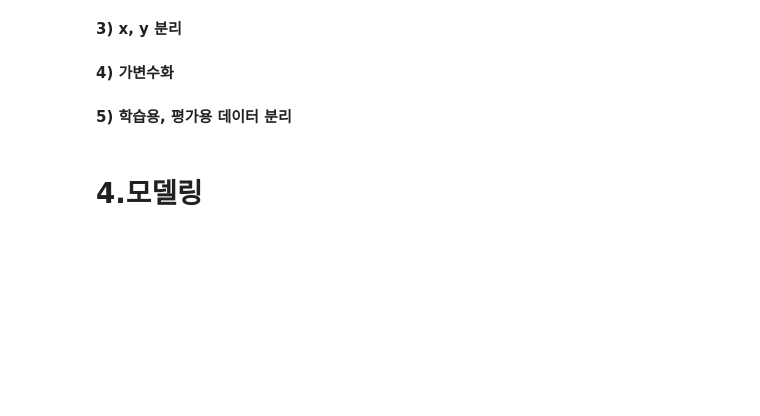
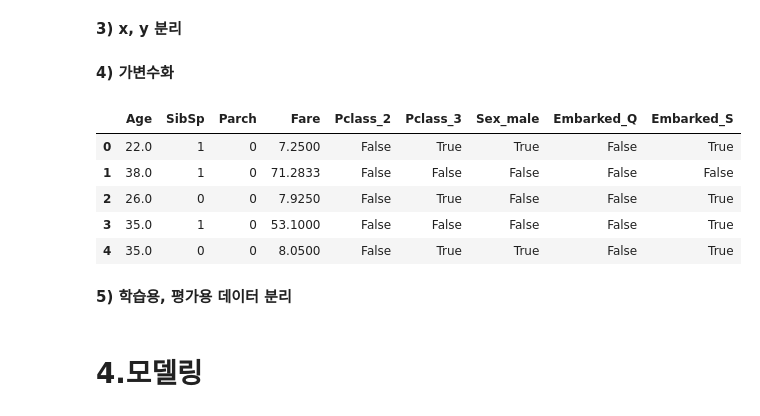
Before and after one commit to jexists/sk_network, a Jupyter notebook: 08.machine_learning/07_결정트리/07_결정트리(decision_tree).ipynb, the cells around one changed output. Drawn from its saved outputs; the diff is of its cells as text; code cells hidden in the pictures; blank space fills up the shorter version.

```diff
--- a/08.machine_learning/07_결정트리/07_결정트리(decision_tree).ipynb
+++ b/08.machine_learning/07_결정트리/07_결정트리(decision_tree).ipynb
@@ -32,3 +86,9 @@ df.corr(numeric_only=True)
 # 3.데이터 전처리
 # %% [markdown]
 **1) 변수 제거**
+# %%
+drop_cols = ['PassengerId', 'Name', 'Ticket' ,'Cabin']
+
+df.drop(drop_cols, axis=1, inplace=True)
+
+df.head()
@@ -35,2 +102,14 @@ df.corr(numeric_only=True)
 # %% [markdown]
 **2) 결측치 처리**
+# %%
+# Age 경측치 중앙값 채움
+
+age_median = df['Age'].median()
+
+df['Age'] = df['Age'].fillna(age_median)
+# %%
+# Embarked 최빈값으로 채우기
+emb_freq = df['Embarked'].mode()[0]
+print(df['Embarked'].mode())
+print(df['Embarked'].mode()[0])
+df['Embarked'] = df['Embarked'].fillna(emb_freq)
@@ -37,6 +132,24 @@ df.corr(numeric_only=True)
 # %% [markdown]
 **3) x, y 분리**
+# %%
+target = 'Survived'
+
+X = df.drop(target, axis=1)
+y = df[target]
 # %% [markdown]
 **4) 가변수화**
+# %%
+dumm_cols = ['Pclass', 'Sex', 'Embarked']
+
+X = pd.get_dummies(X, columns=dumm_cols, drop_first=True)
+
+X.head()
+# %% [output]
+|  | Age | SibSp | Parch | Fare | Pclass_2 | Pclass_3 | Sex_male | Embarked_Q | Embarked_S |
+| 0 | 22.0 | 1 | 0 | 7.2500 | False | True | True | False | True |
+| 1 | 38.0 | 1 | 0 | 71.2833 | False | False | False | False | False |
+| 2 | 26.0 | 0 | 0 | 7.9250 | False | True | False | False | True |
+| 3 | 35.0 | 1 | 0 | 53.1000 | False | False | False | False | True |
+| 4 | 35.0 | 0 | 0 | 8.0500 | False | True | True | False | True |
 # %% [markdown]
 **5) 학습용, 평가용 데이터 분리**
```
Also changed, not shown: parts of 23 cells of this notebook, 9 other files.
